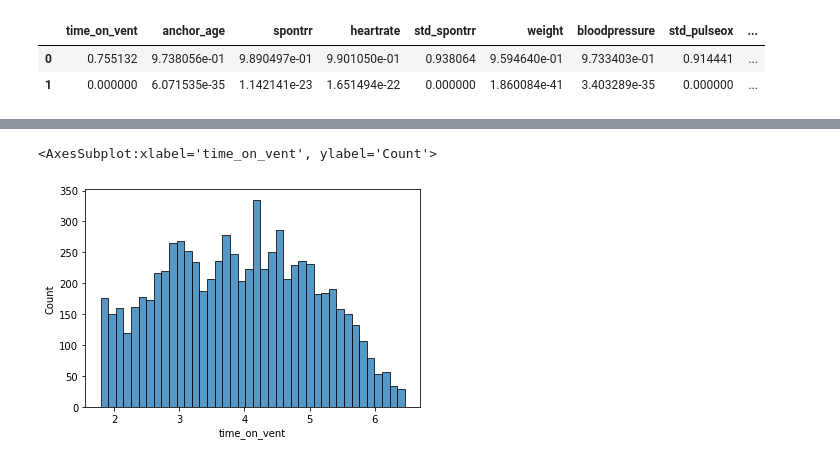
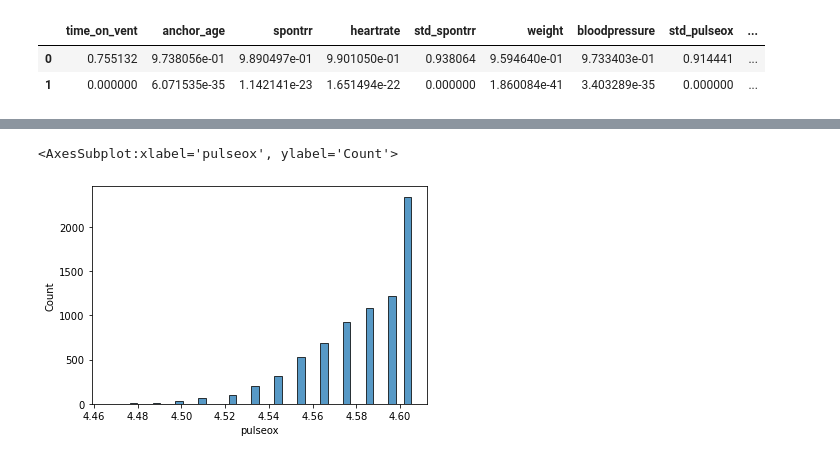
Before and after one commit to anne717/ventilator-insight, a Jupyter notebook: notebooks/06EDA.ipynb, the cells around one changed output, grey strips where cells are left out. Drawn from its saved outputs; the diff is of its cells as text; code cells hidden in the pictures.

```diff
--- a/notebooks/06EDA.ipynb
+++ b/notebooks/06EDA.ipynb
@@ -179,8 +190,8 @@ sns.heatmap(df_to_model.corr())
 # %%
 from scipy.stats import boxcox
 # %%
-sns.histplot(np.log(df_continuous['time_on_vent']), bins = 40)
+sns.histplot(np.log(df_continuous['pulseox']), bins = 40)
 # %% [output]
-<AxesSubplot:xlabel='time_on_vent', ylabel='Count'>
+<AxesSubplot:xlabel='pulseox', ylabel='Count'>
-[figure, old version]
+[figure, new version]
 # %%
```
Also changed, not shown: parts of 7 cells of this notebook, 1 other file.
